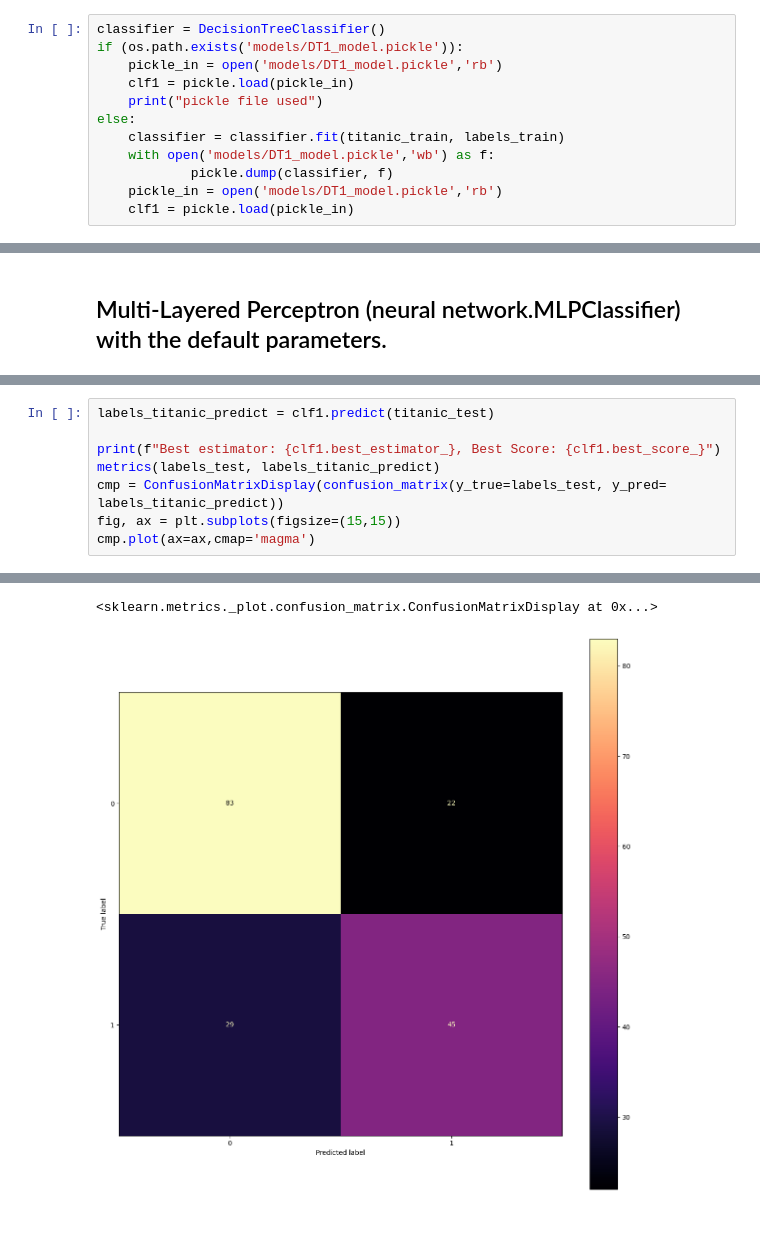
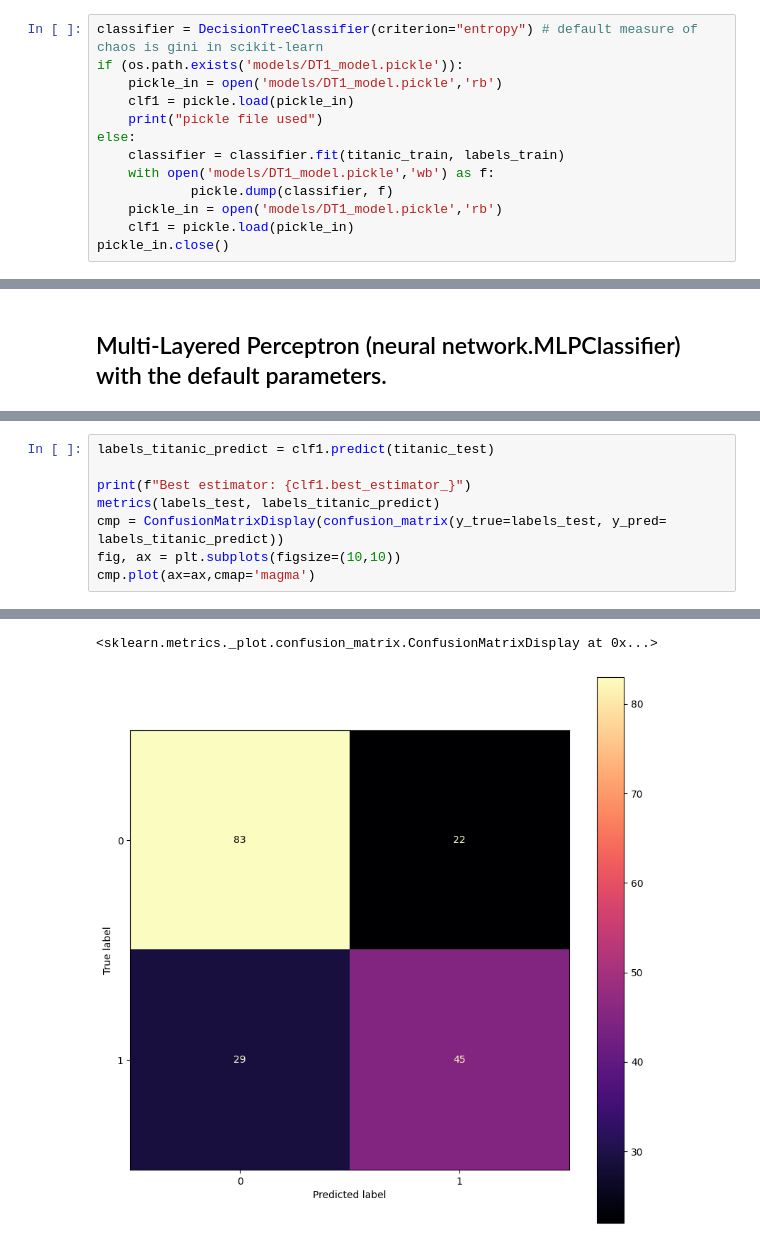
Before and after one commit to JeffreyCHChan/JeffreyCHChan, a Jupyter notebook: Demo/Mini-Project1.ipynb, the cells around one changed output, grey strips where cells are left out. Drawn from its saved outputs; the diff is of its cells as text.

```diff
--- a/Demo/Mini-Project1.ipynb
+++ b/Demo/Mini-Project1.ipynb
@@ -149,7 +160,7 @@ weighted avg       0.71      0.72      0.71       179
 # %% [markdown]
 <h2>Decision Tree (tree.DecisionTreeClassifier) with the default parameters.</h2>
 # %%
-classifier = DecisionTreeClassifier()
+classifier = DecisionTreeClassifier(criterion="entropy") # default measure of chaos is gini in scikit-learn
 if (os.path.exists('models/DT1_model.pickle')):
     pickle_in = open('models/DT1_model.pickle','rb')
     clf1 = pickle.load(pickle_in)
@@ -160,6 +171,7 @@ else:
             pickle.dump(classifier, f)
     pickle_in = open('models/DT1_model.pickle','rb')
     clf1 = pickle.load(pickle_in)
+pickle_in.close()
 # %% [output]
 pickle file used
 # %%
@@ -258,9 +293,9 @@ pickle file used
 # %%
 labels_titanic_predict = clf1.predict(titanic_test)
 
-print(f"Best estimator: {clf1.best_estimator_}, Best Score: {clf1.best_score_}")
+print(f"Best estimator: {clf1.best_estimator_}")
 metrics(labels_test, labels_titanic_predict)
 cmp = ConfusionMatrixDisplay(confusion_matrix(y_true=labels_test, y_pred= labels_titanic_predict))
-fig, ax = plt.subplots(figsize=(15,15))
+fig, ax = plt.subplots(figsize=(10,10))
 cmp.plot(ax=ax,cmap='magma')
 # %% [output]
@@ -268,17 +303,17 @@ Best estimator: MultinomialNB(alpha=0.5), Best Score: 0.5187980433263453
 Accuracy: 0.7150837988826816
 Precision (Weighted): 0.7123686733928125
 Recall (Weighted): 0.7150837988826816
 F1 Score (Weighted): 0.7126068335103507
               precision    recall  f1-score   support
 
            0       0.74      0.79      0.76       105
            1       0.67      0.61      0.64        74
 
     accuracy                           0.72       179
    macro avg       0.71      0.70      0.70       179
 weighted avg       0.71      0.72      0.71       179
 <sklearn.metrics._plot.confusion_matrix.ConfusionMatrixDisplay at 0x...>
-[figure, old version]
+[figure, new version]
 # %% [markdown]
 <h2>Decision Tree Classifier found using GridSearchCV</h2>
 
```
Also changed, not shown: parts of 28 cells of this notebook.
